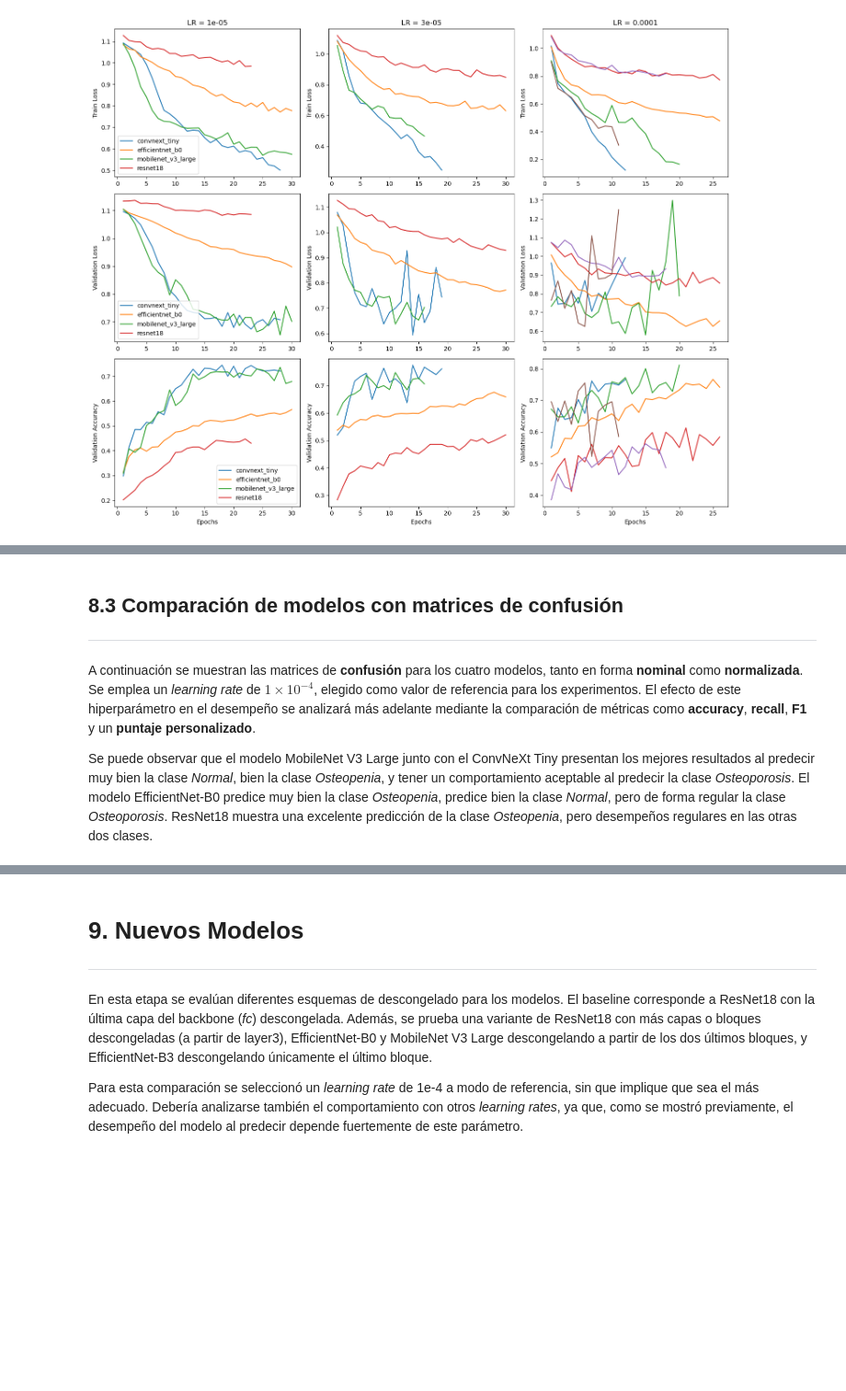
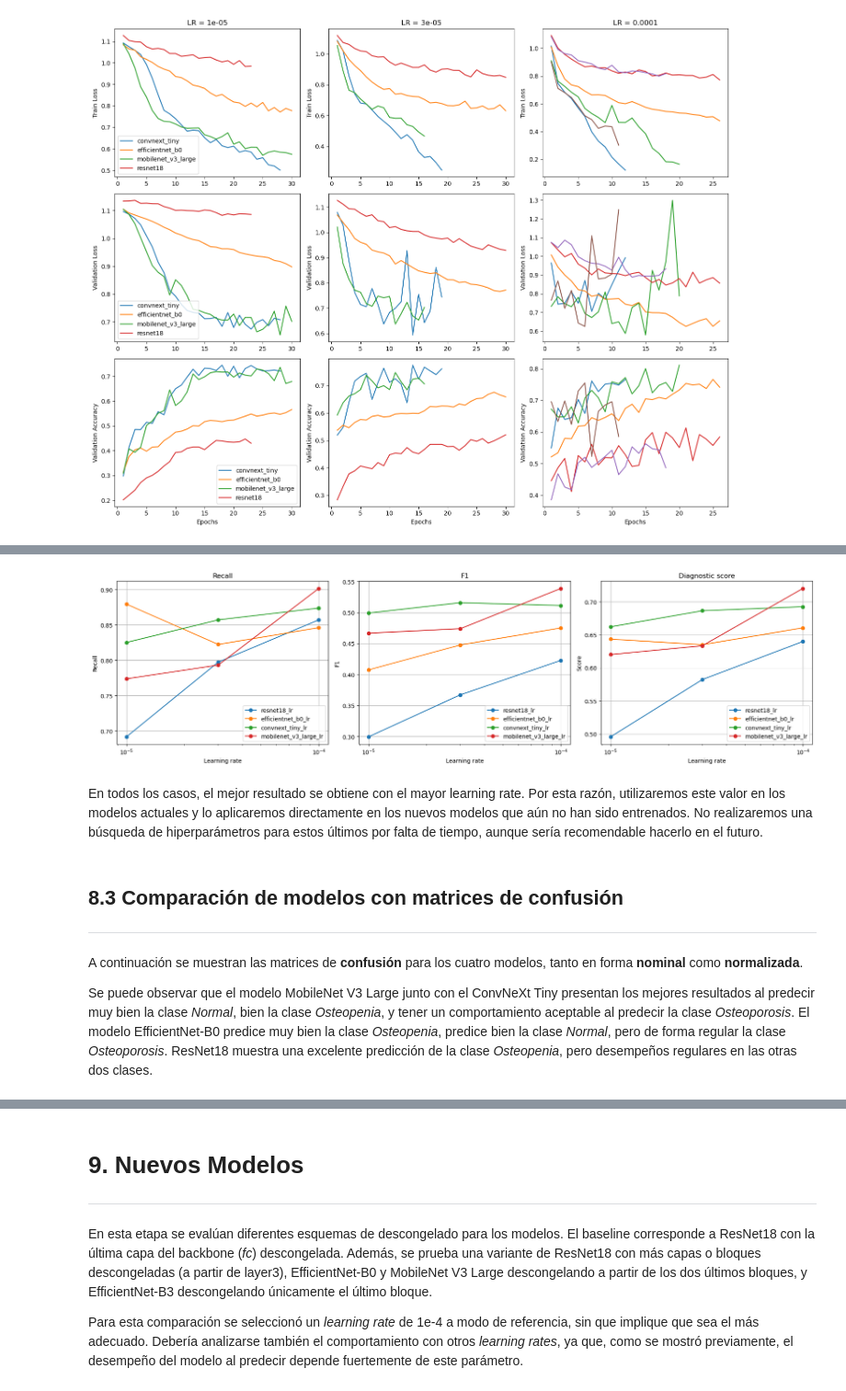
Before and after one commit to Javier-Etcheto/Vision-por-Computadora-II, a Jupyter notebook: Benchmark_models.ipynb, the cells around one changed output, grey strips where cells are left out. Shown at 92% size. Saved outputs shown, nothing was run; the diff lists cells and outputs as text; code cells hidden in the pictures; blank space fills up the shorter version.

```diff
--- a/Benchmark_models.ipynb
+++ b/Benchmark_models.ipynb
@@ -301,0 +326,5 @@ plt.show()
+# %%
+acc, f1, cm = evaluate_on_validation(LitClassifier, "checkpoints/resnet18_lr0.0001_final.ckpt", val_loader)
+print("Val accuracy:", acc)
+print("Val F1:", f1)
+print("Confusion matrix:\n", cm)
@@ -302,7 +416,57 @@ plt.show()
+# %%
+import re
+import matplotlib.pyplot as plt
+
+def extract_lr(key: str) -> float:
+    m = re.search(r"lr([0-9]*\.?[0-9]+(?:e-?\d+)?)", key)
+    if not m:
+        raise ValueError(f"No pude extraer el learning rate de la key: {key}")
+    return float(m.group(1))
+
+
+model_names = ["resnet18_lr", "efficientnet_b0_lr", "convnext_tiny_lr", "mobilenet_v3_large_lr"]
+
+fig, axes = plt.subplots(1, 3, figsize=(18, 5))
+
+for model_name in model_names:
+    lr_keys = [k for k in val_metrics.keys() if model_name in k]
+    lr_keys.sort(key=extract_lr)
+
+    lrs, recalls, f1s, scores = [], [], [], []
+
+    for key in lr_keys:
+        lr = extract_lr(key)
+        preds = val_metrics[key]["preds"]
+        labels = val_metrics[key]["labels"]
+
+        recall_val = compute_enfermo_vs_sano_recall(labels, preds)
+        f1_val = compute_enfermedades_f1(labels, preds)
+        score_val = diagnostic_score(labels, preds, alpha=0.5, beta=0.5)
+
+        lrs.append(lr)
+        recalls.append(recall_val)
+        f1s.append(f1_val)
+        scores.append(score_val)
+
+    axes[0].plot(lrs, recalls, marker="o", label=model_name)
+    axes[1].plot(lrs, f1s, marker="o", label=model_name)
+    axes[2].plot(lrs, scores, marker="o", label=model_name)
+
+
+axes[0].set_title("Recall");            axes[0].set_xlabel("Learning rate"); axes[0].set_ylabel("Recall"); axes[0].set_xscale("log"); axes[0].grid(True); axes[0].legend()
+axes[1].set_title("F1");                axes[1].set_xlabel("Learning rate"); axes[1].set_ylabel("F1");     axes[1].set_xscale("log"); axes[1].grid(True); axes[1].legend()
+axes[2].set_title("Diagnostic score");  axes[2].set_xlabel("Learning rate"); axes[2].set_ylabel("Score");  axes[2].set_xscale("log"); axes[2].grid(True); axes[2].legend()
+
+plt.tight_layout()
+plt.show()
+# %% [output]
+[figure, added]
+# %% [markdown]
+En todos los casos, el mejor resultado se obtiene con el mayor learning rate. Por esta razón, utilizaremos este valor en los modelos actuales y lo aplicaremos directamente en los nuevos modelos que aún no han sido entrenados. No realizaremos una búsqueda de hiperparámetros para estos últimos por falta de tiempo, aunque sería recomendable hacerlo en el futuro.
 # %% [markdown]
 ## **8.3 Comparación de modelos con matrices de confusión**
 ---
 
-A continuación se muestran las matrices de **confusión** para los cuatro modelos, tanto en forma **nominal** como **normalizada**. Se emplea un *learning rate* de $1 \times 10^{-4}$, elegido como valor de referencia para los experimentos. El efecto de este hiperparámetro en el desempeño se analizará más adelante mediante la comparación de métricas como **accuracy**, **recall**, **F1** y un **puntaje personalizado**.
+A continuación se muestran las matrices de **confusión** para los cuatro modelos, tanto en forma **nominal** como **normalizada**.
 
 Se puede observar que el modelo MobileNet V3 Large junto con el ConvNeXt Tiny presentan los mejores resultados al predecir muy bien la clase *Normal*, bien la clase *Osteopenia*, y tener un comportamiento aceptable al predecir la clase *Osteoporosis*. El modelo EfficientNet-B0 predice muy bien la clase *Osteopenia*, predice bien la clase *Normal*, pero de forma regular la clase *Osteoporosis*. ResNet18 muestra una excelente predicción de la clase *Osteopenia*, pero desempeños regulares en las otras dos clases.
```
Also changed, not shown: parts of 10 cells of this notebook.
